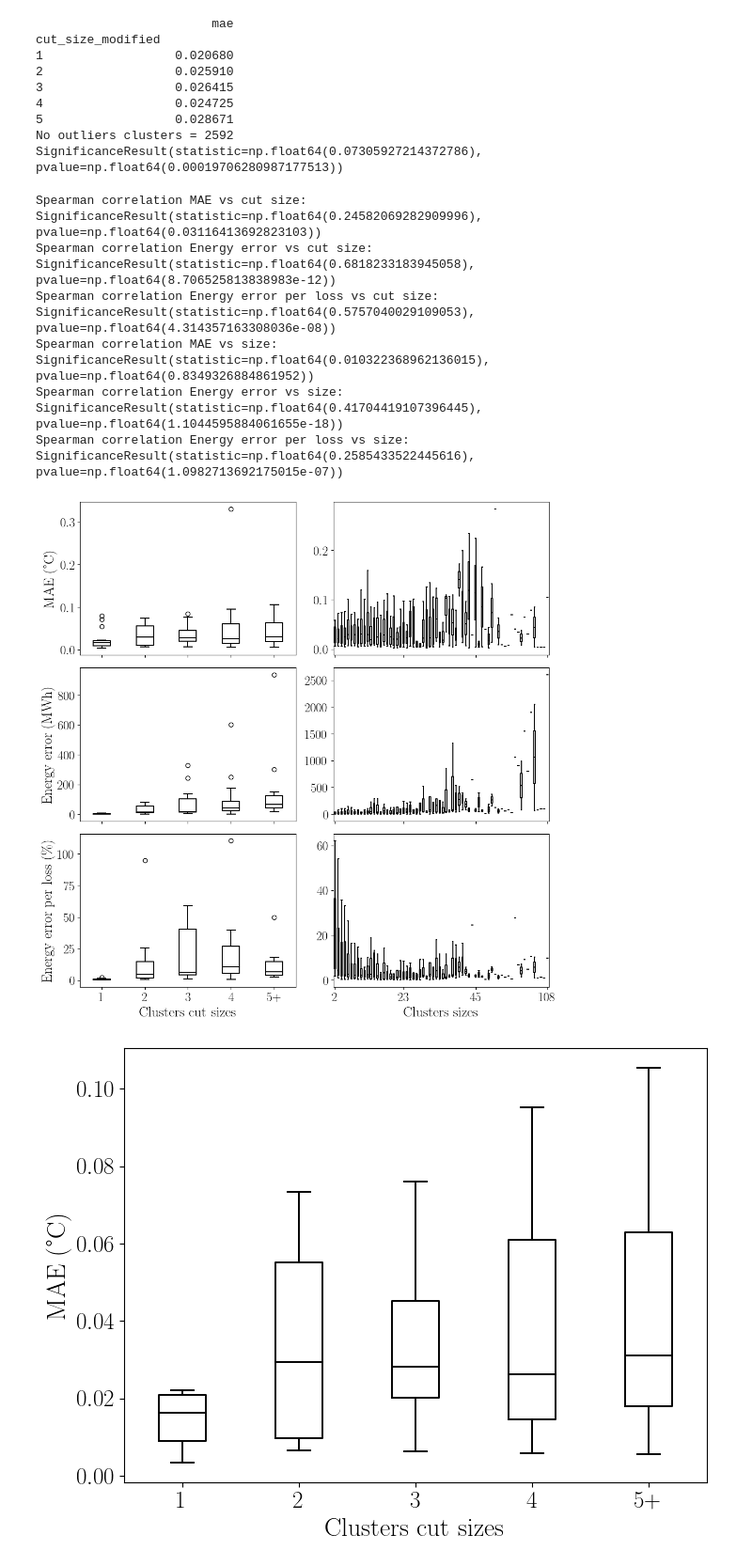
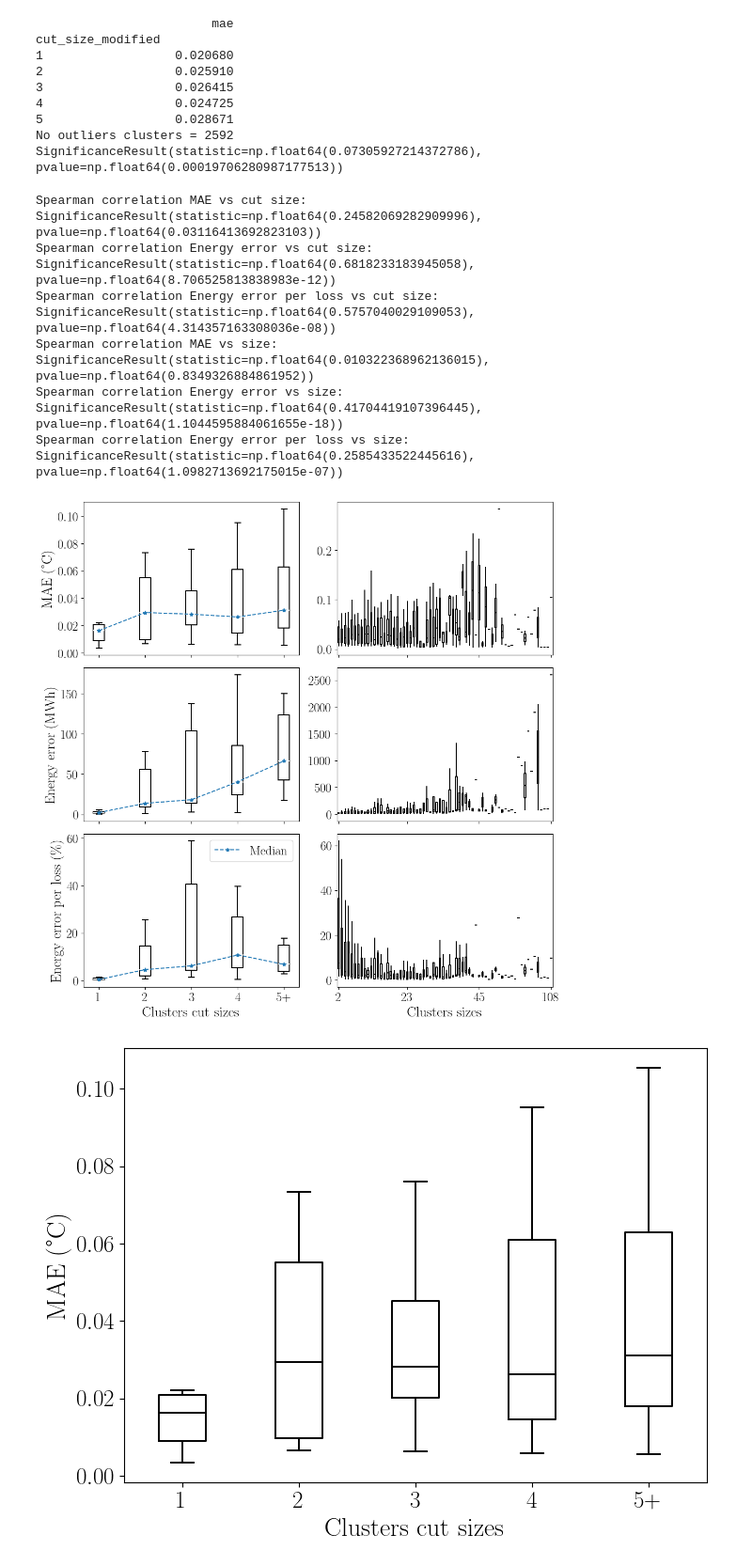
Before and after one commit to drod-96/efficient_clustering, a Jupyter notebook: A.new-inverstigation_clusters_trained.ipynb, the cells around one changed output. Shown at 94% size. Drawn from its saved outputs; the diff is of its cells as text; code cells hidden in the pictures.

```diff
--- a/A.new-inverstigation_clusters_trained.ipynb
+++ b/A.new-inverstigation_clusters_trained.ipynb
@@ -740,7 +972,8 @@ dhns_ids_considered = [1, 2, 3, 4, 100, 101, 102, 103, 104, 105, 106, 108, 109,
 df_clusters_metrics = pd.DataFrame()
 for dhn_id in dhns_ids_considered:
     # path_metric = os.path.join('new_clusters_paradigm_saved', f'dhn_{dhn_id}', 'clusters_metrics.csv')
-    path_metric = os.path.join('new_clusters_paradigm_saved', f'clusters_metrics_dhn_{dhn_id}_new_energy_error.csv')
+    # path_metric = os.path.join('new_clusters_paradigm_saved', f'clusters_metrics_dhn_{dhn_id}_new_energy_error.csv')
+    path_metric = os.path.join('new_clusters_paradigm_saved', f'clusters_metrics_dhn_{dhn_id}_new_energy_error_v2.csv')
     df_ = pd.read_csv(path_metric, index_col=False)
     df_clusters_metrics = pd.concat([df_clusters_metrics, df_])
 df_clusters_metrics_no_nan = df_clusters_metrics.dropna()
@@ -996,20 +1226,27 @@ fig.tight_layout(pad=0.1)
 # Cut size column
 ax_cut_size = axes[:, 0]
 df_mean = df_merged_tables_new.groupby(by=['dhn_id', 'cut_size_modified'], as_index=False).mean(numeric_only=True)
+df_median = df_mean.groupby(by=['cut_size_modified'], as_index=False).median(numeric_only=True)
+
 sns.boxplot(df_mean, x='cut_size_modified', y='mae',
-            showfliers=True, fill=False, color='black',
-            gap=.5, ax=ax_cut_size[0])
+            showfliers=False, fill=False, color='black',  showcaps=True, medianprops=dict(color='white'),
+            gap=.7, ax=ax_cut_size[0])
 ax_cut_size[0].set_ylabel('MAE (°C)')
 sns.boxplot(df_mean, x='cut_size_modified', y='energy_error_mwh',
-            showfliers=True, fill=False, color='black',
-            gap=.5, ax=ax_cut_size[1])
+            showfliers=False, fill=False, color='black', showcaps=True, medianprops=dict(color='white'),
+            gap=.7, ax=ax_cut_size[1])
 ax_cut_size[1].set_ylabel('Energy error (MWh)')
 sns.boxplot(df_mean, x='cut_size_modified', y='energy_mare_per_loss',
-            showfliers=True, fill=False, color='black',
-            gap=.5, ax=ax_cut_size[2])
+            showfliers=False, fill=False, color='black',  showcaps=True, medianprops=dict(color='white'),
+            gap=.7, ax=ax_cut_size[2])
 ax_cut_size[2].set_ylabel('Energy error per loss (\\%)')
 ax_cut_size[2].set_xlabel('Clusters cut sizes')
 ax_cut_size[2].set_xticklabels(["1", "2", "3", "4", "5+"])
+for ax, y in zip(ax_cut_size, ['mae', 'energy_error_mwh', 'energy_mare_per_loss']):
+    ax.plot(range(len(df_median)), df_median[y], marker='*', linestyle='--', color='tab:blue', label='Median', zorder=3)
+
+ax.legend()
+
 print(f"Spearman correlation MAE vs cut size: {spearmanr(df_mean['cut_size_modified'], df_mean['mae'])}")
 print(f"Spearman correlation Energy error vs cut size: {spearmanr(df_mean['cut_size_modified'], df_mean['energy_error_mwh'])}")
 print(f"Spearman correlation Energy error per loss vs cut size: {spearmanr(df_mean['cut_size_modified'], df_mean['energy_mare_per_loss'])}")
@@ -1018,15 +1255,15 @@ print(f"Spearman correlation Energy error per loss vs cut size: {spearmanr(df_me
 ax_size = axes[:, 1]
 df_mean = df_merged_tables_new.groupby(by=['dhn_id', 'size'], as_index=False).mean(numeric_only=True)
 sns.boxplot(df_mean, x='size', y='mae',
-            showfliers=False, fill=False, color='black',
+            showfliers=False, fill=False, color='black',  showcaps=False,
             gap=.5, ax=ax_size[0])
 ax_size[0].set_ylabel('')
 sns.boxplot(df_mean, x='size', y='energy_error_mwh',
-            showfliers=False, fill=False, color='black',
+            showfliers=False, fill=False, color='black', showcaps=False,
             gap=.5, ax=ax_size[1])
 ax_size[1].set_ylabel('')
 sns.boxplot(df_mean, x='size', y='energy_mare_per_loss',
-            showfliers=False, fill=False, color='black',
+            showfliers=False, fill=False, color='black', showcaps=False,
             gap=.5, ax=ax_size[2])
 ax_size[2].set_ylabel('')
 ax_size[2].set_xlabel('Clusters cut sizes')
@@ -1039,34 +1276,34 @@ if len(size_values) > n_ticks:
     tick_indices = np.linspace(0, len(size_values) - 1, n_ticks, dtype=int)
     tick_positions = tick_indices  # Positions correspond to index in sorted unique values
     tick_labels = [size_values[i] for i in tick_indices]
 else:
     # If fewer unique values than n_ticks, use all
     tick_positions = range(len(size_values))
     tick_labels = size_values
 
 # Set custom x-ticks
 ax_size[0].set_xticks(tick_positions)
 ax_size[1].set_xticks(tick_positions)
 ax_size[2].set_xticks(tick_positions)
 ax_size[0].set_xticklabels(tick_labels)
 ax_size[1].set_xticklabels(tick_labels)
 ax_size[2].set_xticklabels(tick_labels)
 
 # ax_size[2].set_ylabel('Energy error per loss (\\%)')
 ax_size[2].set_xlabel('Clusters sizes')
 print(f"Spearman correlation MAE vs size: {spearmanr(df_mean['size'], df_mean['mae'])}")
 print(f"Spearman correlation Energy error vs size: {spearmanr(df_mean['size'], df_mean['energy_error_mwh'])}")
 print(f"Spearman correlation Energy error per loss vs size: {spearmanr(df_mean['cut_size_modified'], df_mean['energy_mare_per_loss'])}")
 
 plt.show()
 # %% [output]
 Spearman correlation MAE vs cut size: SignificanceResult(statistic=np.float64(0.24582069282909996), pvalue=np.float64(0.03116413692823103))
 Spearman correlation Energy error vs cut size: SignificanceResult(statistic=np.float64(0.6818233183945058), pvalue=np.float64(8.706525813838983e-12))
 Spearman correlation Energy error per loss vs cut size: SignificanceResult(statistic=np.float64(0.5757040029109053), pvalue=np.float64(4.314357163308036e-08))
 Spearman correlation MAE vs size: SignificanceResult(statistic=np.float64(0.010322368962136015), pvalue=np.float64(0.8349326884861952))
 Spearman correlation Energy error vs size: SignificanceResult(statistic=np.float64(0.41704419107396445), pvalue=np.float64(1.1044595884061655e-18))
 Spearman correlation Energy error per loss vs size: SignificanceResult(statistic=np.float64(0.2585433522445616), pvalue=np.float64(1.0982713692175015e-07))
-[figure, old version]
+[figure, new version]
 # %%
 target_metric = 'mae'
 
```
Also changed, not shown: parts of 50 cells of this notebook, 1 other file.
